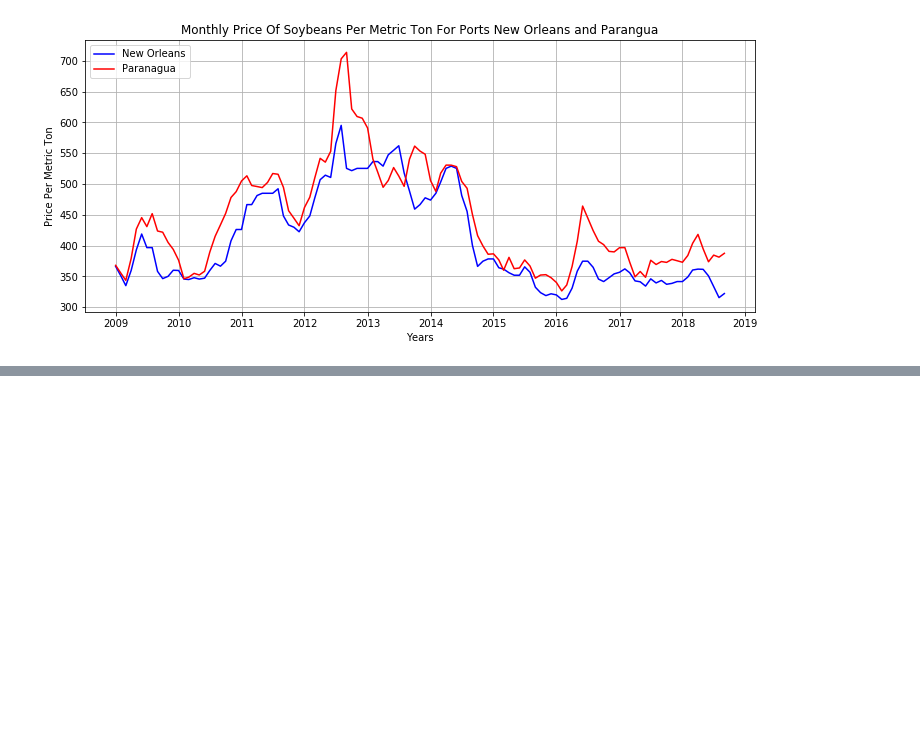
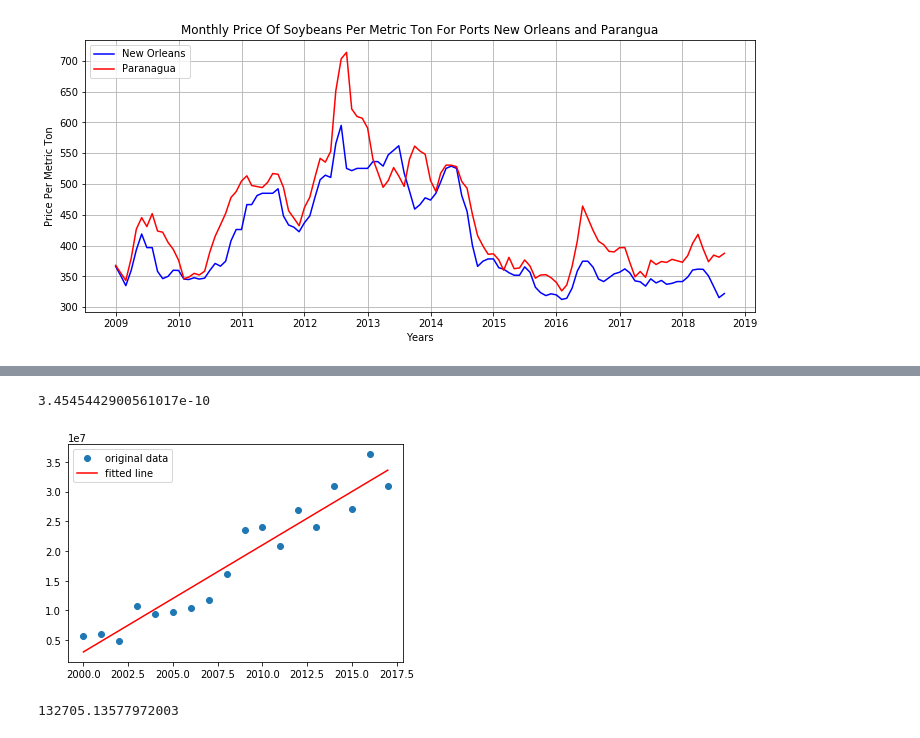
Before and after one commit to mattbichay/data_challenge, a Jupyter notebook: DataChallenge.ipynb, the cells around one changed output, grey strips where cells are left out. Drawn from its saved outputs; the diff is of its cells as text; code cells hidden in the pictures; blank space fills up the shorter version.

```diff
--- a/DataChallenge.ipynb
+++ b/DataChallenge.ipynb
@@ -127,0 +157,14 @@ plt.show()
+# %%
+years = np.array(sorted(exports_dataset.keys()))
+total_exports = np.array(total_exports)
+slope, intercept, r_value, p_value, std_err = stats.linregress(years, total_exports)
+print(p_value)
+plt.plot(years, total_exports, 'o', label='original data')
+plt.plot(years, intercept + slope*years, 'r', label='fitted line')
+plt.legend()
+plt.show()
+print(std_err)
+# %% [output]
+3.4545442900561017e-10
+[figure, added]
+132705.13577972003
```
Also changed, not shown: parts of 19 cells of this notebook.
